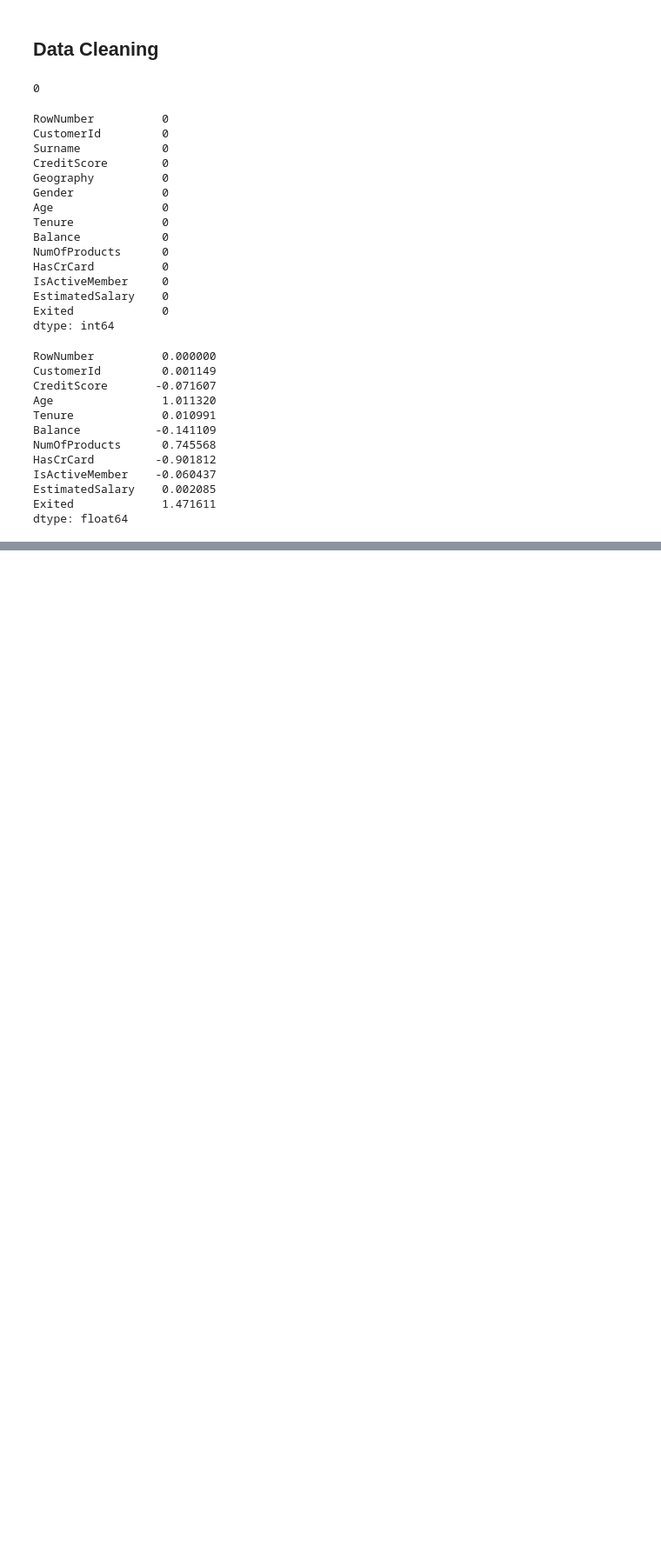
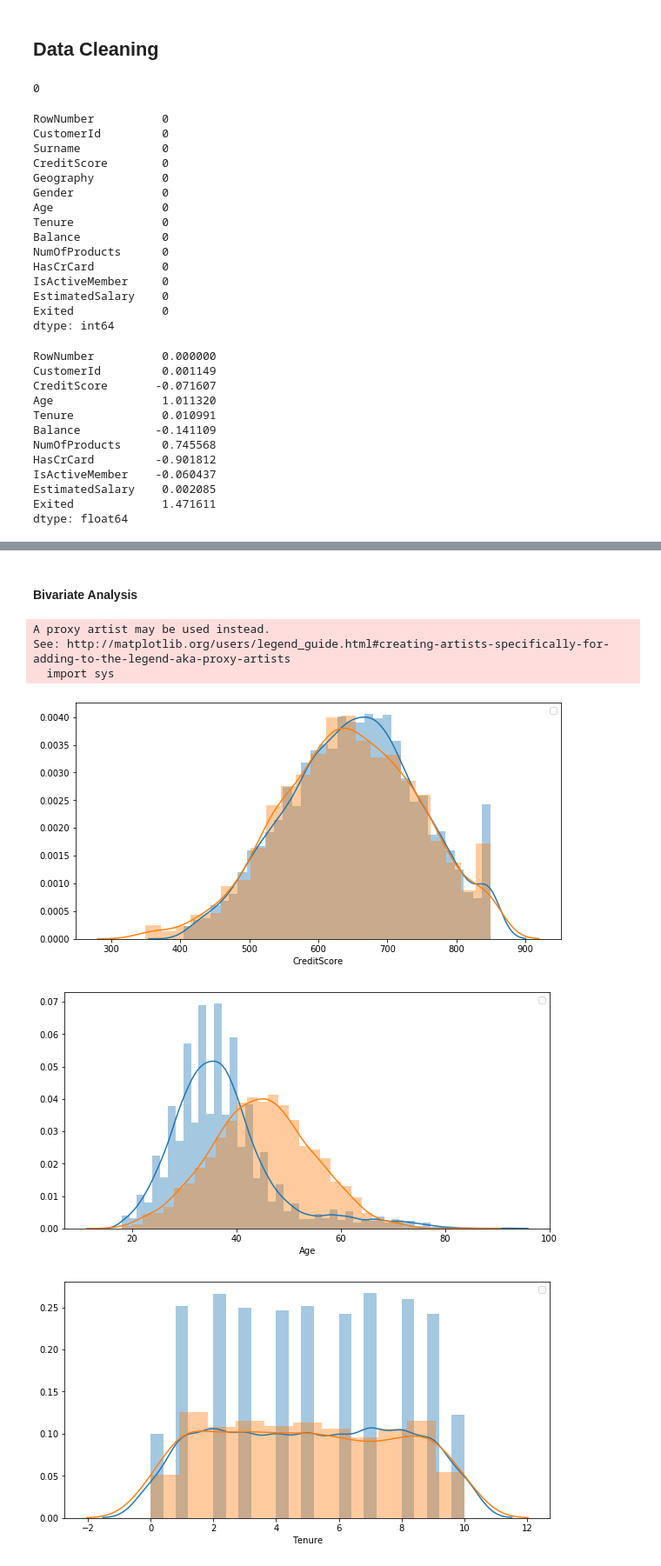
Before and after one commit to Rahulsusith/Machine-Learning-Training-Xebia, a Jupyter notebook: Bank Chun Analysis.ipynb, the cells around one changed output, grey strips where cells are left out. Shown at 87% size. Saved outputs shown, nothing was run; the diff lists cells and outputs as text; code cells hidden in the pictures; blank space fills up the shorter version.

```diff
--- a/Bank Chun Analysis.ipynb
+++ b/Bank Chun Analysis.ipynb
@@ -140,0 +195,18 @@ dtype: float64
+# %% [markdown]
+#### Bivariate Analysis
+# %%
+#numeric v/s Catagorical
+#numerical v/s exited
+for i in numerical:
+    plt.figure(figsize=(10,5))
+    sns.distplot(df[i][df['Exited']==0])
+    sns.distplot(df[i][df['Exited']==1])
+    plt.legend(['Exited =0'],['Exited =1'])
+    plt.show()
+# %% [output]
+A proxy artist may be used instead.
+See: http://matplotlib.org/users/legend_guide.html#creating-artists-specifically-for-adding-to-the-legend-aka-proxy-artists
+  import sys
+[figure, added]
+[figure, added]
+[figure, added]
```
Also changed, not shown: parts of 13 cells of this notebook.
